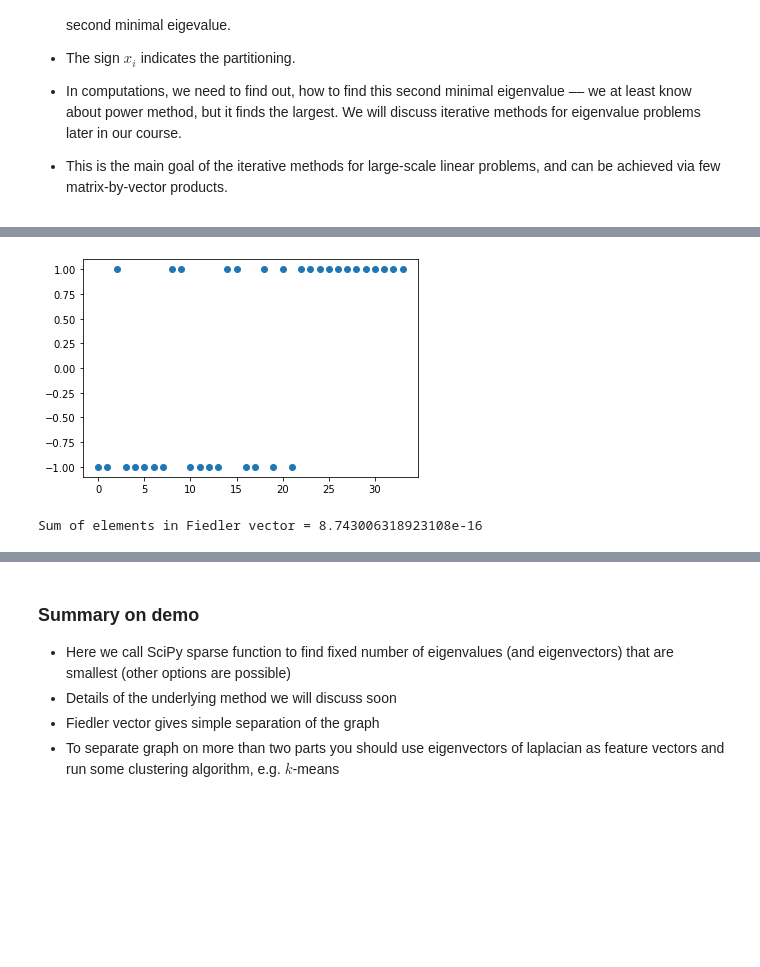
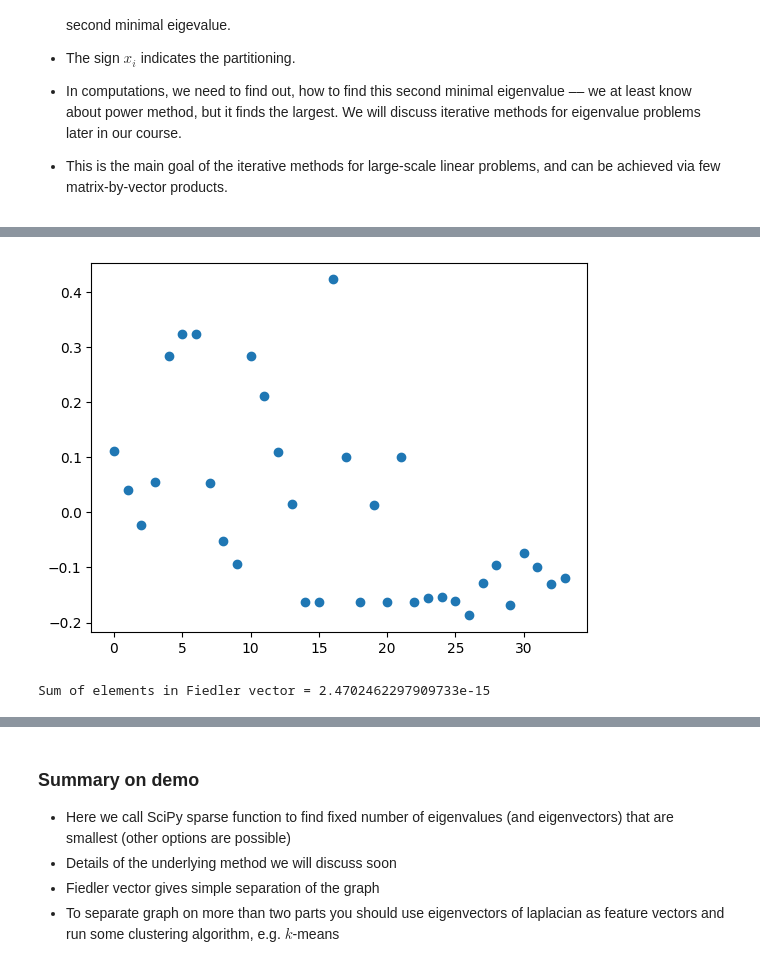
Before and after one commit to oseledets/nla2022, a Jupyter notebook: lectures/lecture-13/lecture-13.ipynb, the cells around one changed output, grey strips where cells are left out. Drawn from its saved outputs; the diff is of its cells as text; code cells hidden in the pictures; blank space fills up the shorter version.

```diff
--- a/lectures/lecture-13/lecture-13.ipynb
+++ b/lectures/lecture-13/lecture-13.ipynb
@@ -465,10 +466,12 @@ The 2 smallest eigenvalues = [-4.14058418e-15  4.68525227e-01]
 # %%
-plt.scatter(np.arange(len(eigvec[:, 1])), np.sign(eigvec[:, 1]))
+#plt.scatter(np.arange(len(eigvec[:, 1])), np.sign(eigvec[:, 1]))
+plt.scatter(np.arange(len(eigvec[:, 1])), eigvec[:, 1])
+
 plt.show()
 print("Sum of elements in Fiedler vector = {}".format(np.sum(eigvec[:, 1].real)))
 # %% [output]
-[figure, old version]
+[figure, new version]
-Sum of elements in Fiedler vector = 8.743006318923108e-16
+Sum of elements in Fiedler vector = 2.4702462297909733e-15
 # %%
 nx.draw_networkx(kn, node_color=np.sign(eigvec[:, 1]))
 # %% [output]
```
Also changed, not shown: parts of 5 cells of this notebook, 2 other files.
